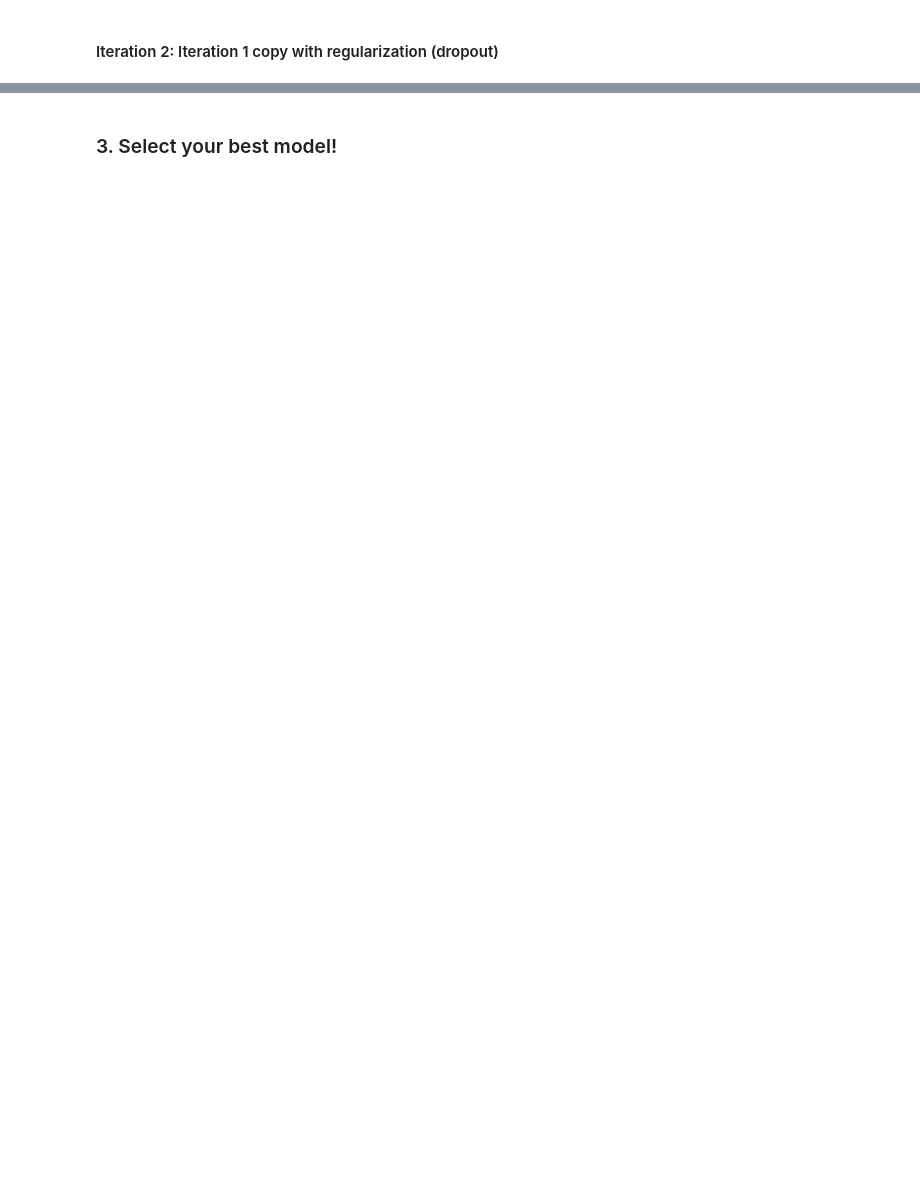
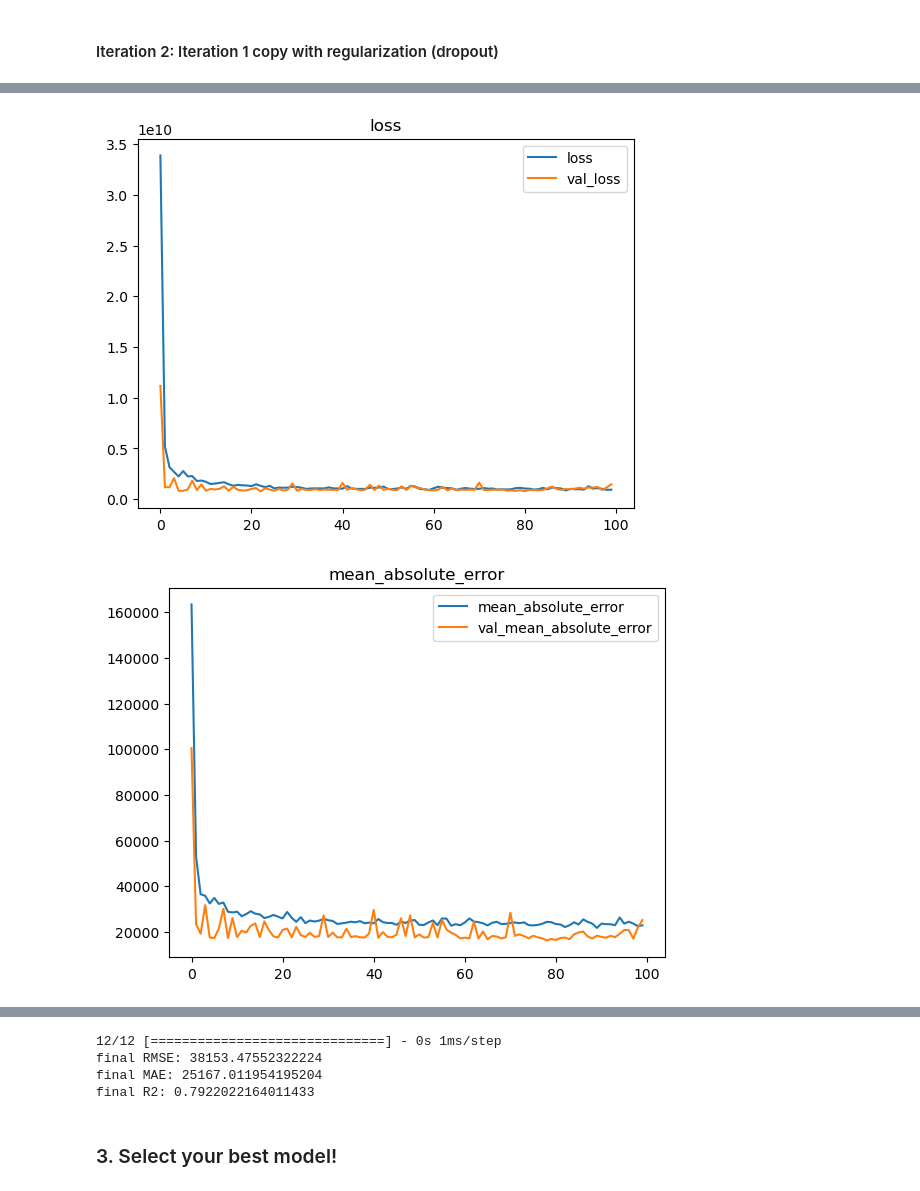
Before and after one commit to kellianneyang/advanced-machine-learning, a Jupyter notebook: Neural Network Kaggle Exercise (Core).ipynb, the cells around one changed output, grey strips where cells are left out. Cells and saved outputs as stored; diff of their text form; code cells hidden in the pictures; blank space fills up the shorter version.

```diff
--- a/Neural Network Kaggle Exercise (Core).ipynb
+++ b/Neural Network Kaggle Exercise (Core).ipynb
@@ -306,0 +491,20 @@ ValueError: Failed to find data adapter that can handle input: <class 'scipy.spa
+# %%
+# compile model, add additional metrics
+
+model3.compile(loss = 'mse',
+              optimizer = 'adam',
+              metrics = [metrics.MeanAbsoluteError(),
+                        metrics.RootMeanSquaredError()])
+# %%
+# fit model and save learning history
+history = model3.fit(X_train_proc, y_train,
+                    validation_data = (X_test_proc, y_test),
+                    epochs = 100,
+                    verbose = 0)
+# %%
+# plot learning history
+
+plot_history(history)
+# %% [output]
+[figure, added]
+[figure, added]
@@ -307,2 +512,15 @@ ValueError: Failed to find data adapter that can handle input: <class 'scipy.spa
+# %%
+# evaluate model
+
+y_pred = model3.predict(X_test_proc)
+
+print(f'final RMSE: {np.sqrt(mean_squared_error(y_test, y_pred))}')
+print(f'final MAE: {mean_absolute_error(y_test, y_pred)}')
+print(f'final R2: {r2_score(y_test, y_pred)}')
+# %% [output]
+12/12 [==============================] - 0s 1ms/step
+final RMSE: 38153.47552322224
+final MAE: 25167.011954195204
+final R2: 0.7922022164011433
 # %% [markdown]
 ### 3. Select your best model!
```
Also changed, not shown: parts of 18 cells of this notebook.
